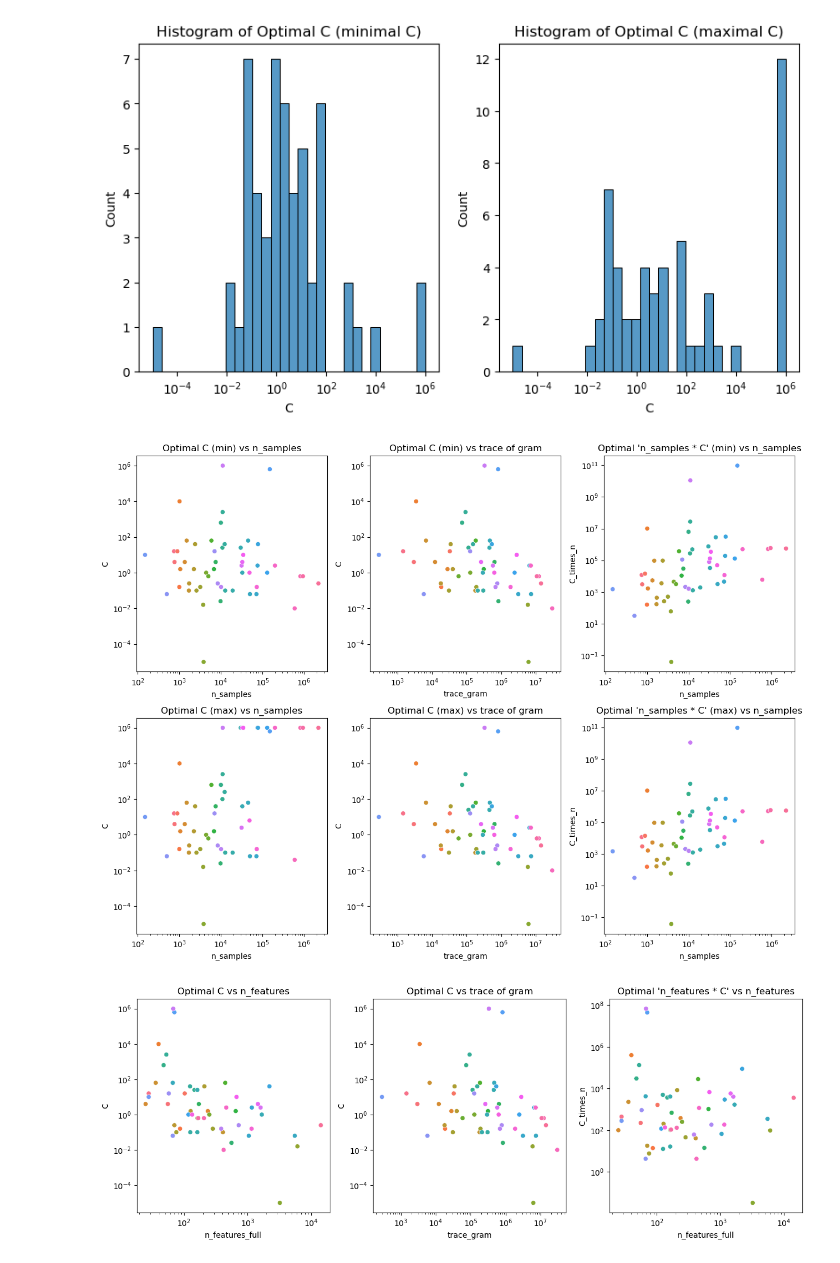
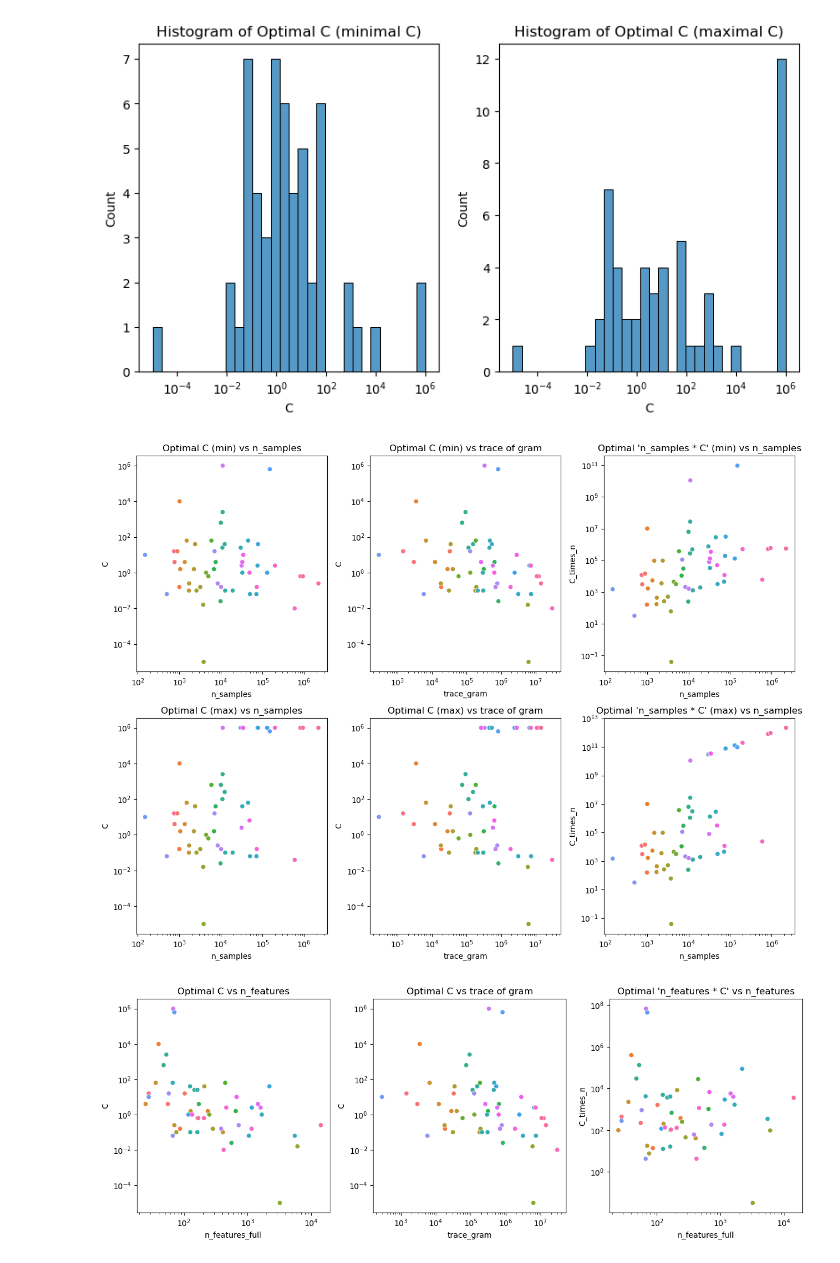
Before and after one commit to lorentzenchr/notebooks, a Jupyter notebook: logistic_regression_optimal_penalty.ipynb, the cells around one changed output. Cells and saved outputs as stored; diff of their text form; code cells hidden in the pictures.

Commit message:
Fix bug in plot of logistic regression optimal penalty

```diff
--- a/logistic_regression_optimal_penalty.ipynb
+++ b/logistic_regression_optimal_penalty.ipynb
@@ -447,35 +447,35 @@ for i, df_tmp in enumerate([df_min_log_loss_min_C, df_min_log_loss_max_C]):
 # %%
 fig, axes = plt.subplots(nrows=2, ncols=3, figsize=(6.4 * 2, 4.8 * 2))
 params = dict(hue="dataset", legend=False)
 for i, df_tmp in enumerate([df_min_log_loss_min_C, df_min_log_loss_max_C]):
     minmax = ["min", "max"][i]
     sns.scatterplot(
         data=df_tmp,
         x="n_samples",
         y="C",
         **params,
         ax=axes[i, 0],
     )
     axes[i, 0].set(title=f"Optimal C ({minmax}) vs n_samples", xscale="log", yscale="log")
     sns.scatterplot(
-        data=df_min_log_loss_min_C,
+        data=df_tmp,
         x="trace_gram",
         y="C",
         **params,
         ax=axes[i, 1],
     )
     axes[i, 1].set(title=f"Optimal C ({minmax}) vs trace of gram", xscale="log", yscale="log")
     sns.scatterplot(
-        data=df_min_log_loss_min_C.with_columns(C_times_n=pl.col("C") * pl.col("n_samples")),
+        data=df_tmp.with_columns(C_times_n=pl.col("C") * pl.col("n_samples")),
         x="n_samples",
         y="C_times_n",
         **params,
         ax=axes[i, 2],
     )
     axes[i, 2].set(title=f"Optimal 'n_samples * C' ({minmax}) vs n_samples", xscale="log", yscale="log")
 fig.tight_layout()
 # %% [output]
-[figure, old version]
+[figure, new version]
 # %%
 fig, axes = plt.subplots(ncols=3, figsize=(6.4 * 2, 4.8))
 params = dict(hue="dataset", legend=False)
```
